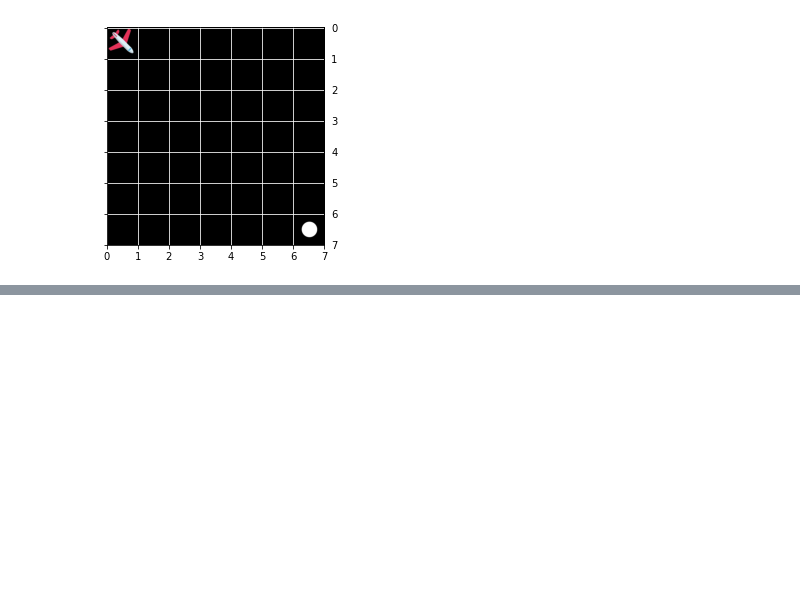
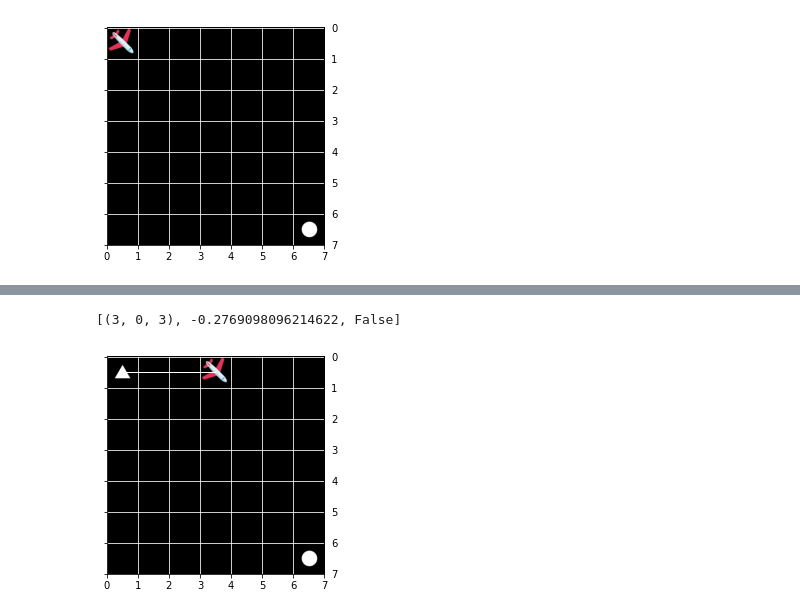
Before and after one commit to TheBlackCat22/Wind-Energy-based-Path-Planning-For-UAV, a Jupyter notebook: main.ipynb, the cells around one changed output, grey strips where cells are left out. Saved outputs shown, nothing was run; the diff lists cells and outputs as text; code cells hidden in the pictures; blank space fills up the shorter version.

```diff
--- a/main.ipynb
+++ b/main.ipynb
@@ -88,0 +28,6 @@ array([6, 2])
+# %%
+print(a.step("SE"))
+a.render()
+# %% [output]
+[(3, 0, 3), -0.2769098096214622, False]
+[figure, added]
```
Also changed, not shown: parts of 22 cells of this notebook, 1 other file.
